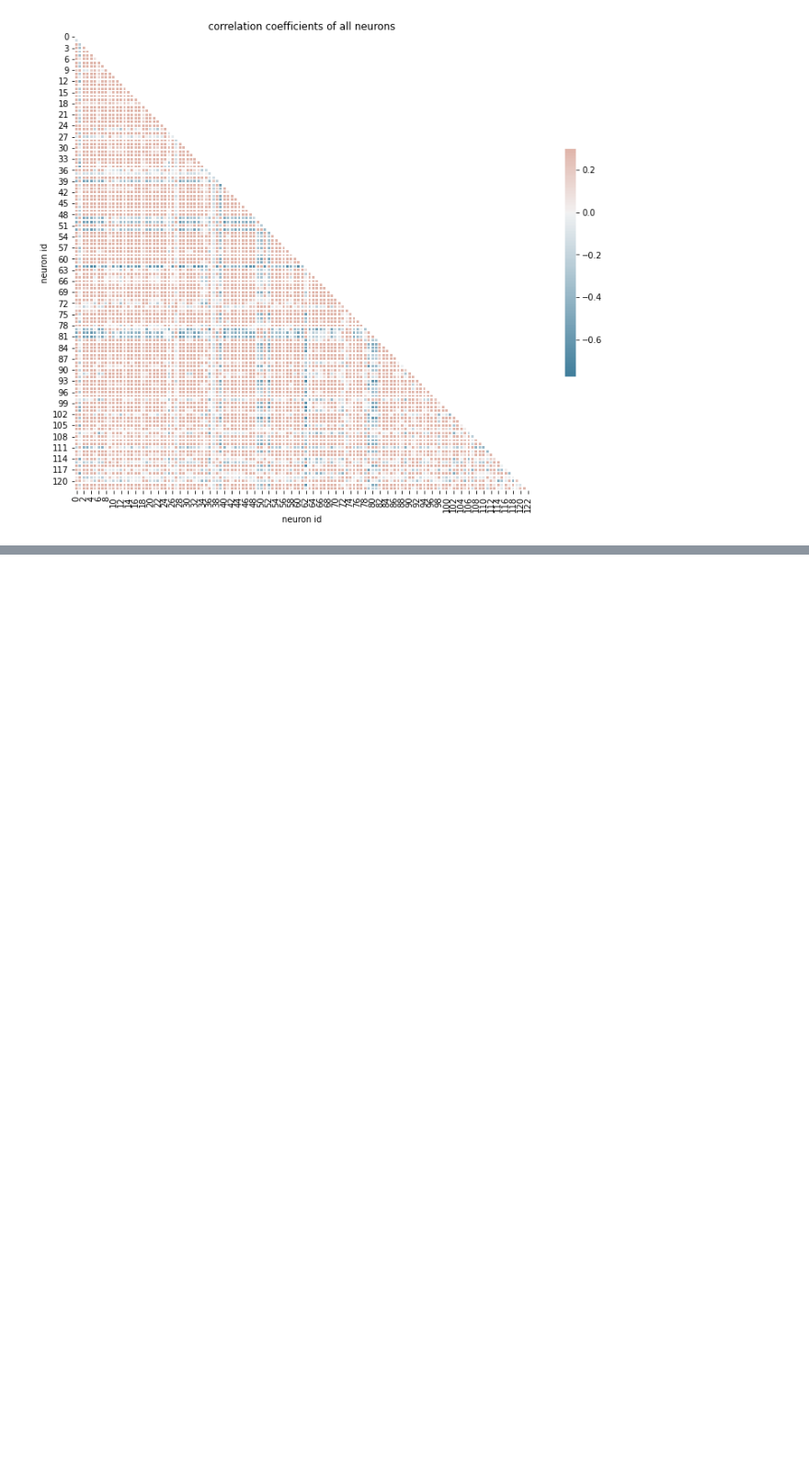
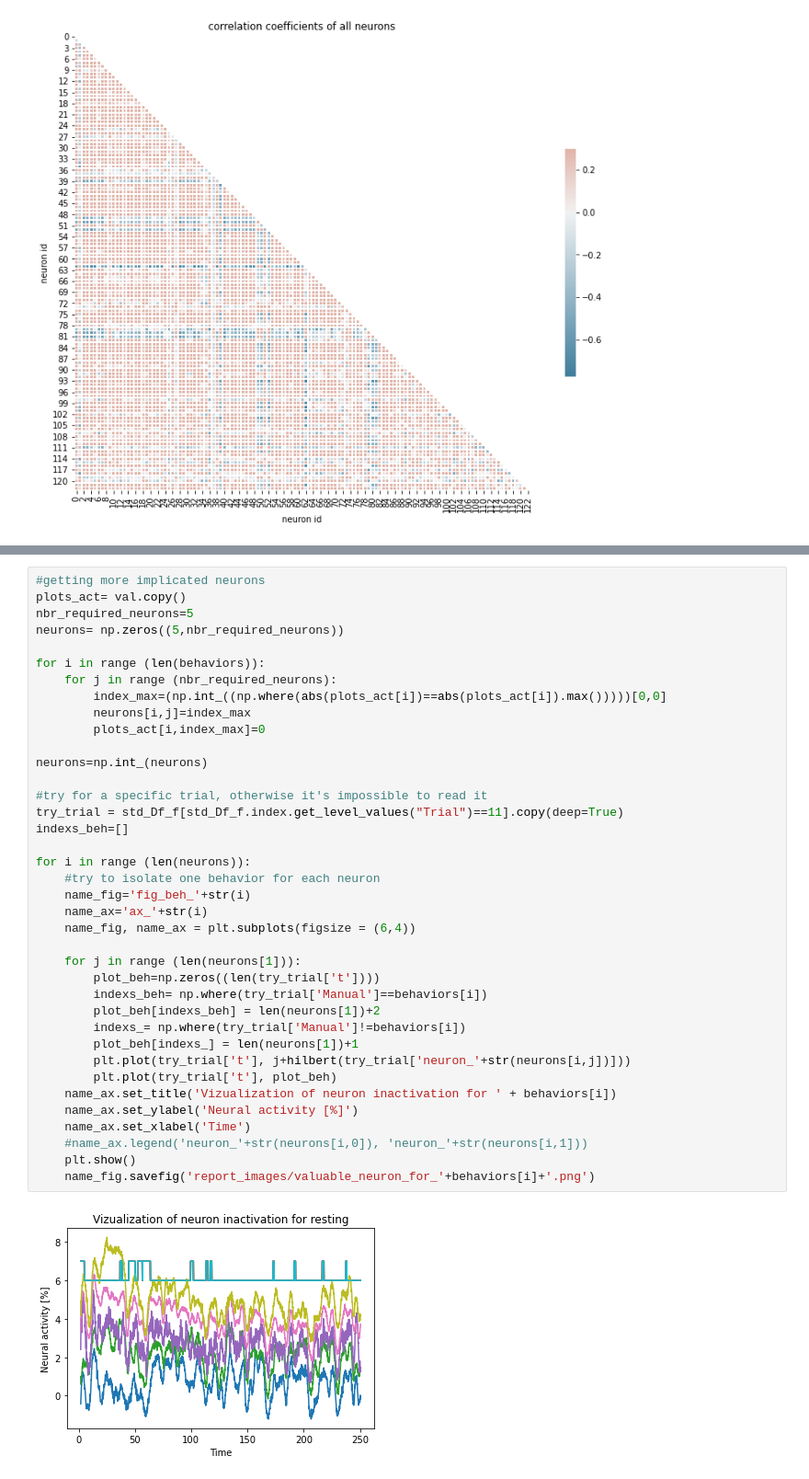
Before and after one commit to Blaise-g/super-duper-Cobar, a Jupyter notebook: Clean.ipynb, the cells around one changed output, grey strips where cells are left out. Shown at 92% size. Cells and saved outputs as stored; diff of their text form; blank space fills up the shorter version.

```diff
--- a/Clean.ipynb
+++ b/Clean.ipynb
@@ -396,0 +440,40 @@ for i in range(len(kmeans_names)):
+# %%
+#getting more implicated neurons
+plots_act= val.copy()
+nbr_required_neurons=5
+neurons= np.zeros((5,nbr_required_neurons))
+
+for i in range (len(behaviors)):
+    for j in range (nbr_required_neurons):
+        index_max=(np.int_((np.where(abs(plots_act[i])==abs(plots_act[i]).max()))))[0,0]
+        neurons[i,j]=index_max
+        plots_act[i,index_max]=0
+
+neurons=np.int_(neurons)
+
+#try for a specific trial, otherwise it's impossible to read it
+try_trial = std_Df_f[std_Df_f.index.get_level_values("Trial")==11].copy(deep=True)
+indexs_beh=[]
+
+for i in range (len(neurons)):
+    #try to isolate one behavior for each neuron
+    name_fig='fig_beh_'+str(i)
+    name_ax='ax_'+str(i)
+    name_fig, name_ax = plt.subplots(figsize = (6,4))
+
+    for j in range (len(neurons[1])):
+        plot_beh=np.zeros((len(try_trial['t'])))
+        indexs_beh= np.where(try_trial['Manual']==behaviors[i])
+        plot_beh[indexs_beh] = len(neurons[1])+2
+        indexs_= np.where(try_trial['Manual']!=behaviors[i])
+        plot_beh[indexs_] = len(neurons[1])+1
+        plt.plot(try_trial['t'], j+hilbert(try_trial['neuron_'+str(neurons[i,j])]))
+        plt.plot(try_trial['t'], plot_beh)
+    name_ax.set_title('Vizualization of neuron inactivation for ' + behaviors[i])
+    name_ax.set_ylabel('Neural activity [%]')
+    name_ax.set_xlabel('Time')
+    #name_ax.legend('neuron_'+str(neurons[i,0]), 'neuron_'+str(neurons[i,1]))
+    plt.show()
+    name_fig.savefig('report_images/valuable_neuron_for_'+behaviors[i]+'.png')
+# %% [output]
+[figure, added]
```
Also changed, not shown: parts of 32 cells of this notebook, 37 other files.
